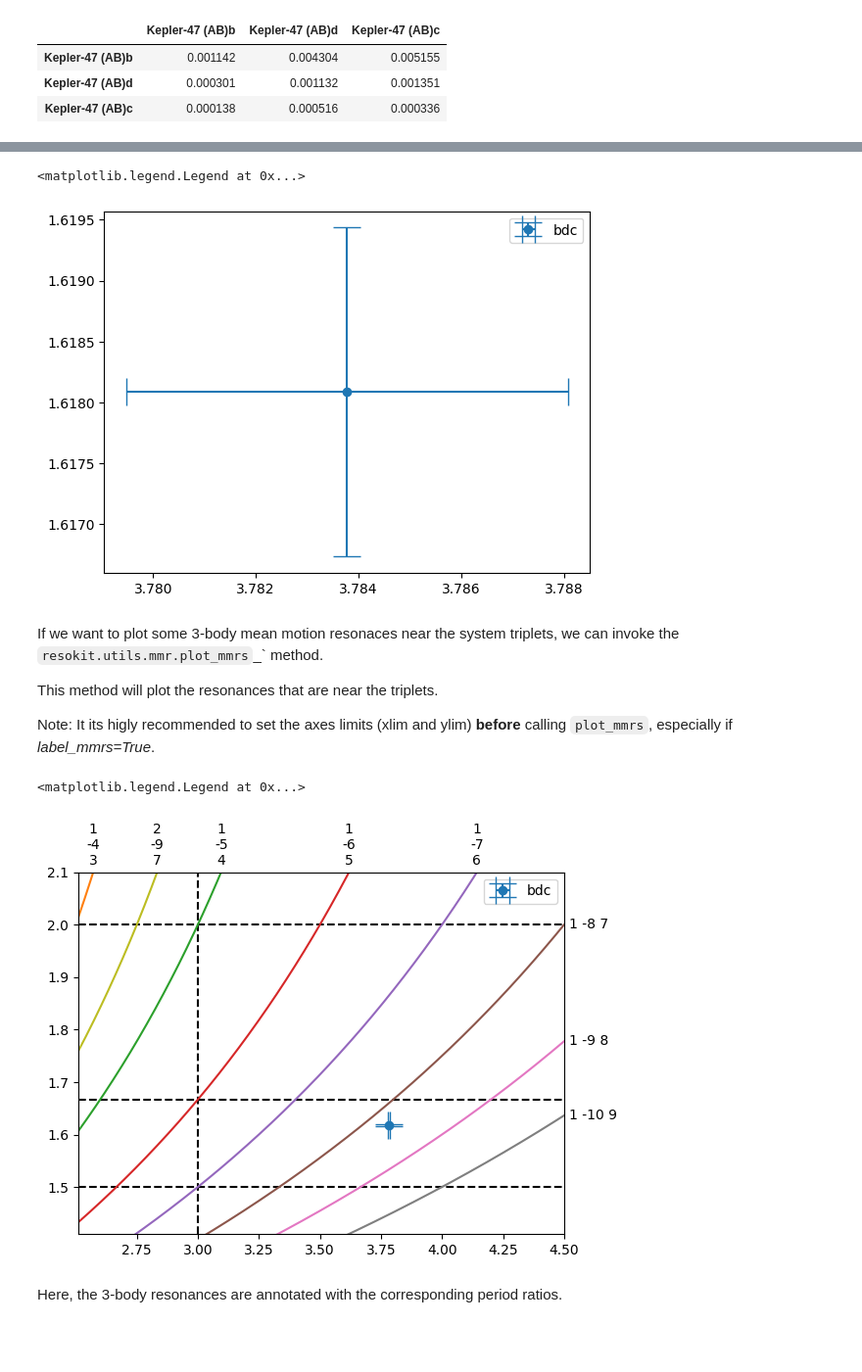
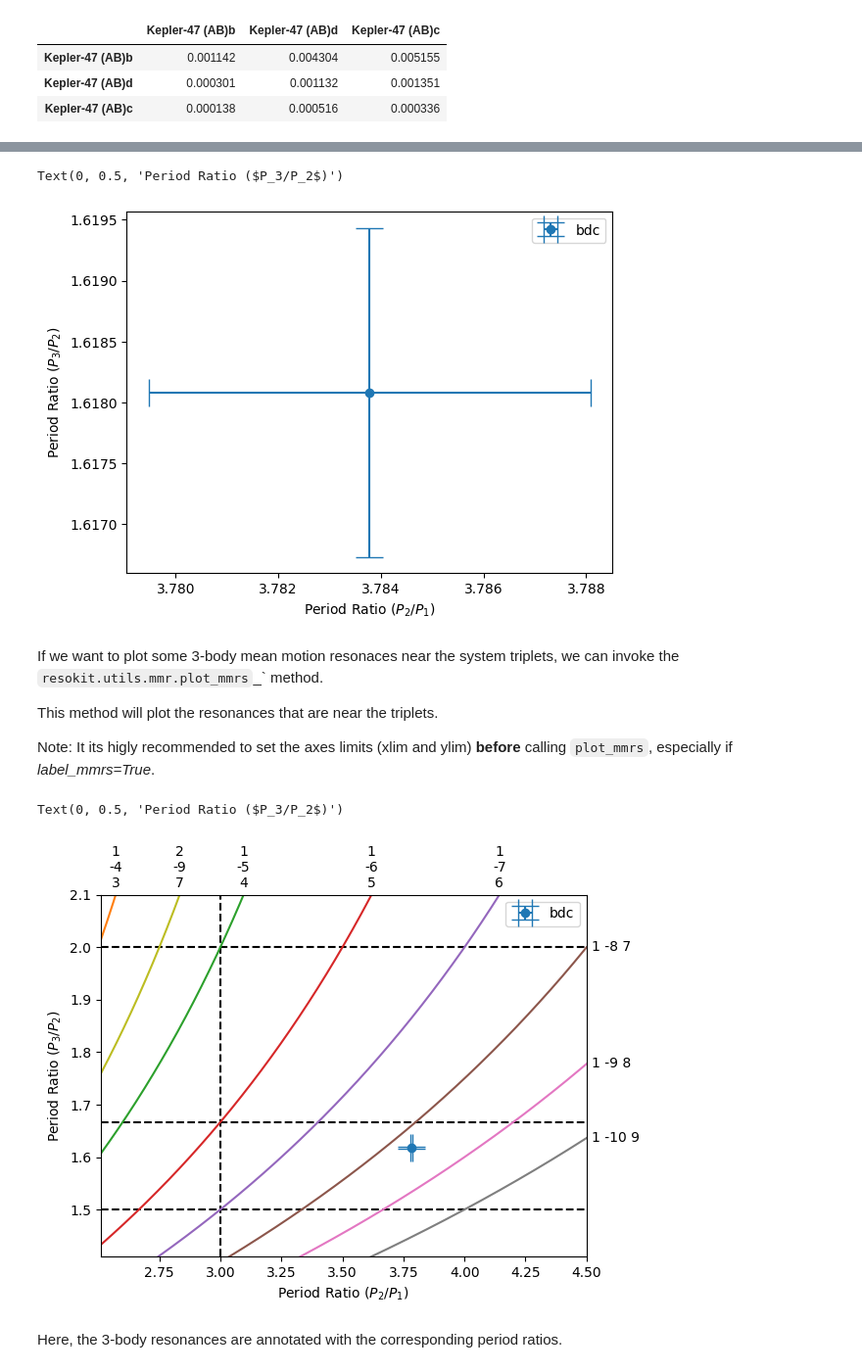
Before and after one commit to Gianuzzi/ResoKit, a Jupyter notebook: docs/source/tutorials/tutorial.ipynb, the cells around one changed output, grey strips where cells are left out. Shown: that part at 98% size. Cells and saved outputs as stored; diff of their text form; code cells hidden in the pictures; blank space fills up the shorter version.

```diff
--- a/docs/source/tutorials/tutorial.ipynb
+++ b/docs/source/tutorials/tutorial.ipynb
@@ -164,9 +170,11 @@ To do so, we invoke Static System `plot_triplet` method. Here, we also plot the
 # %%
 ax = kepler47.plot_triplet(error=True, capsize=10)
 ax.legend()
+ax.set_xlabel("Period Ratio ($P_2/P_1$)")
+ax.set_ylabel("Period Ratio ($P_3/P_2$)")
 # %% [output]
-<matplotlib.legend.Legend at 0x...>
+Text(0, 0.5, 'Period Ratio ($P_3/P_2$)')
-[figure, old version]
+[figure, new version]
 # %% [markdown]
 If we want to plot some 3-body mean motion resonaces near the system triplets, we can invoke the `resokit.utils.mmr.plot_mmrs`_` method.
 
@@ -176,17 +184,19 @@ Note: It its higly recommended to set the axes limits (xlim and ylim) **before**
 # %%
 bounds = [2.51, 4.5, 1.41, 2.1]  # [xmin, xmax, ymin, ymax]
 ax = kepler47.plot_triplet(error=True, capsize=10, label=True)
 ax.set_xlim(bounds[0], bounds[1])
 ax.set_ylim(bounds[2], bounds[3])
 resokit.utils.mmr.plot_mmrs(
     bounds=bounds,
     ax=ax,
     label_mmrs=True
     )
 ax.legend()
+ax.set_xlabel("Period Ratio ($P_2/P_1$)")
+ax.set_ylabel("Period Ratio ($P_3/P_2$)")
 # %% [output]
-<matplotlib.legend.Legend at 0x...>
+Text(0, 0.5, 'Period Ratio ($P_3/P_2$)')
-[figure, old version]
+[figure, new version]
 # %% [markdown]
 Here, the 3-body resonances are annotated with the corresponding period ratios.
 # %% [markdown]
```
Also changed, not shown: parts of 11 cells of this notebook, 3 other files.
